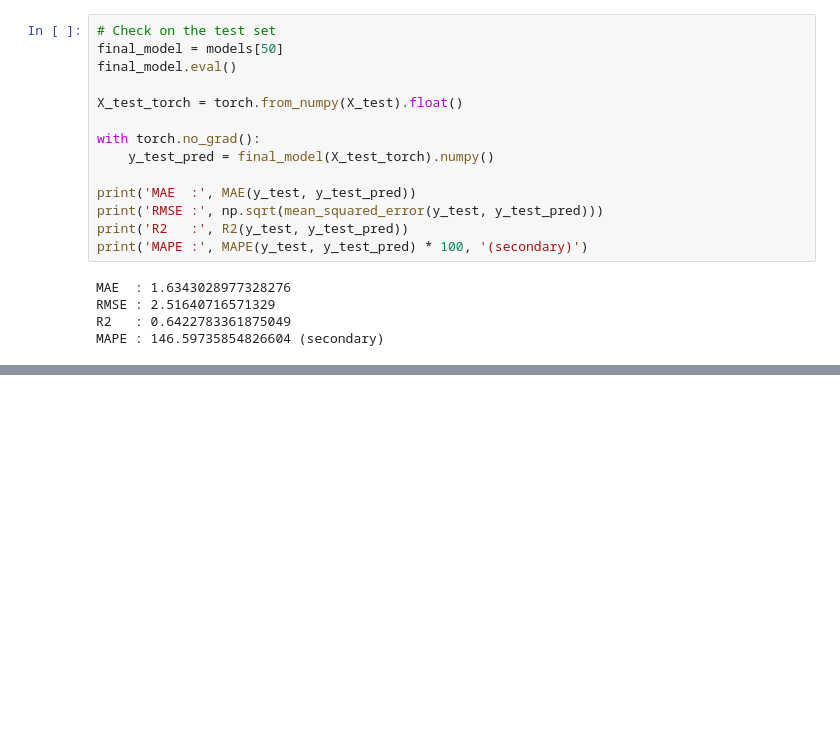
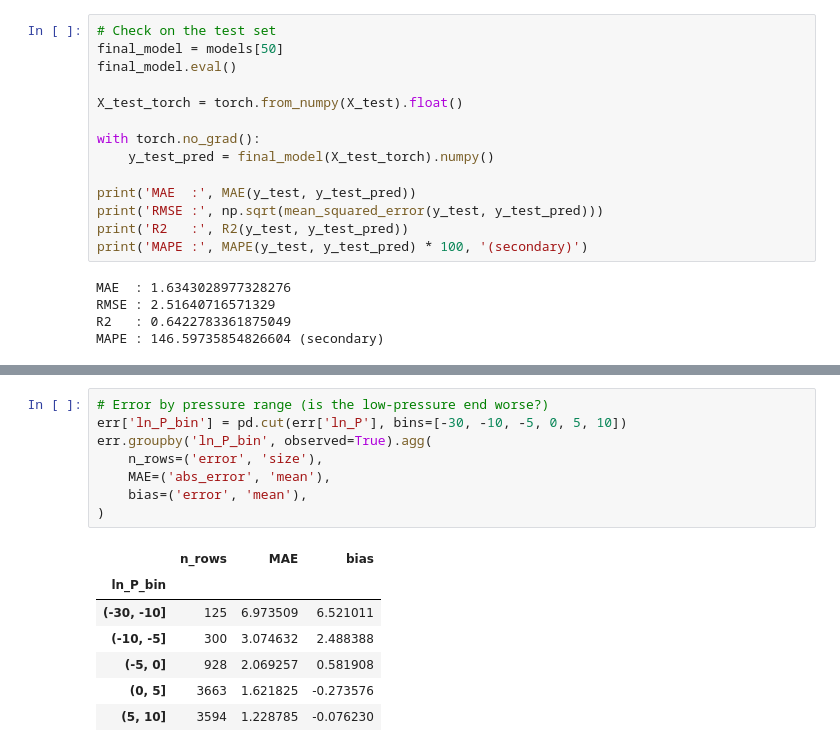
Before and after one commit to BoniYu/Deep-Neural-Network-for-VLE, a Jupyter notebook: notebook/part2.ipynb, the cells around one changed output, grey strips where cells are left out. Drawn from its saved outputs; the diff is of its cells as text; blank space fills up the shorter version.

```diff
--- a/notebook/part2.ipynb
+++ b/notebook/part2.ipynb
@@ -711,0 +767,16 @@ MAPE : 146.59735854826604 (secondary)
+# %%
+# Error by pressure range (is the low-pressure end worse?)
+err['ln_P_bin'] = pd.cut(err['ln_P'], bins=[-30, -10, -5, 0, 5, 10])
+err.groupby('ln_P_bin', observed=True).agg(
+    n_rows=('error', 'size'),
+    MAE=('abs_error', 'mean'),
+    bias=('error', 'mean'),
+)
+# %% [output]
+|  | n_rows | MAE | bias |
+| ln_P_bin |  |  |  |
+| (-30, -10] | 125 | 6.973509 | 6.521011 |
+| (-10, -5] | 300 | 3.074632 | 2.488388 |
+| (-5, 0] | 928 | 2.069257 | 0.581908 |
+| (0, 5] | 3663 | 1.621825 | -0.273576 |
+| (5, 10] | 3594 | 1.228785 | -0.076230 |
```
Also changed, not shown: parts of 6 cells of this notebook, 4 other files.
